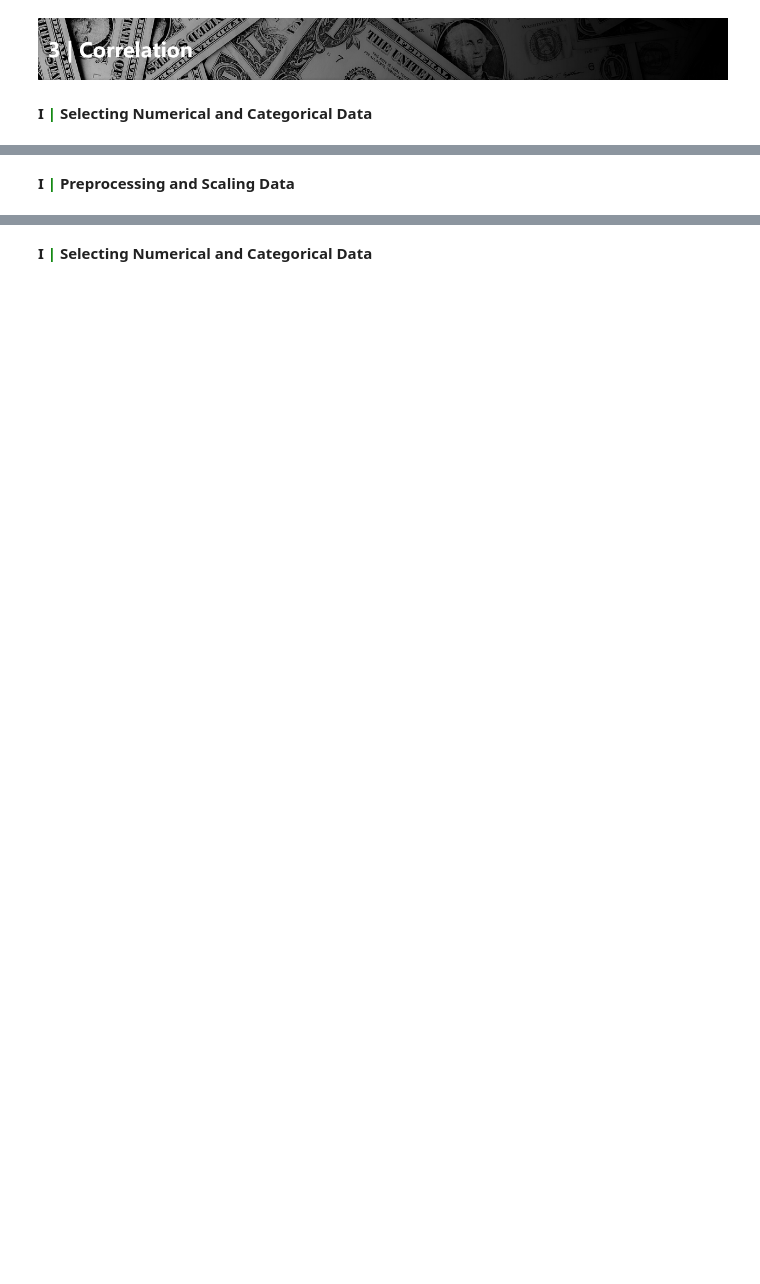
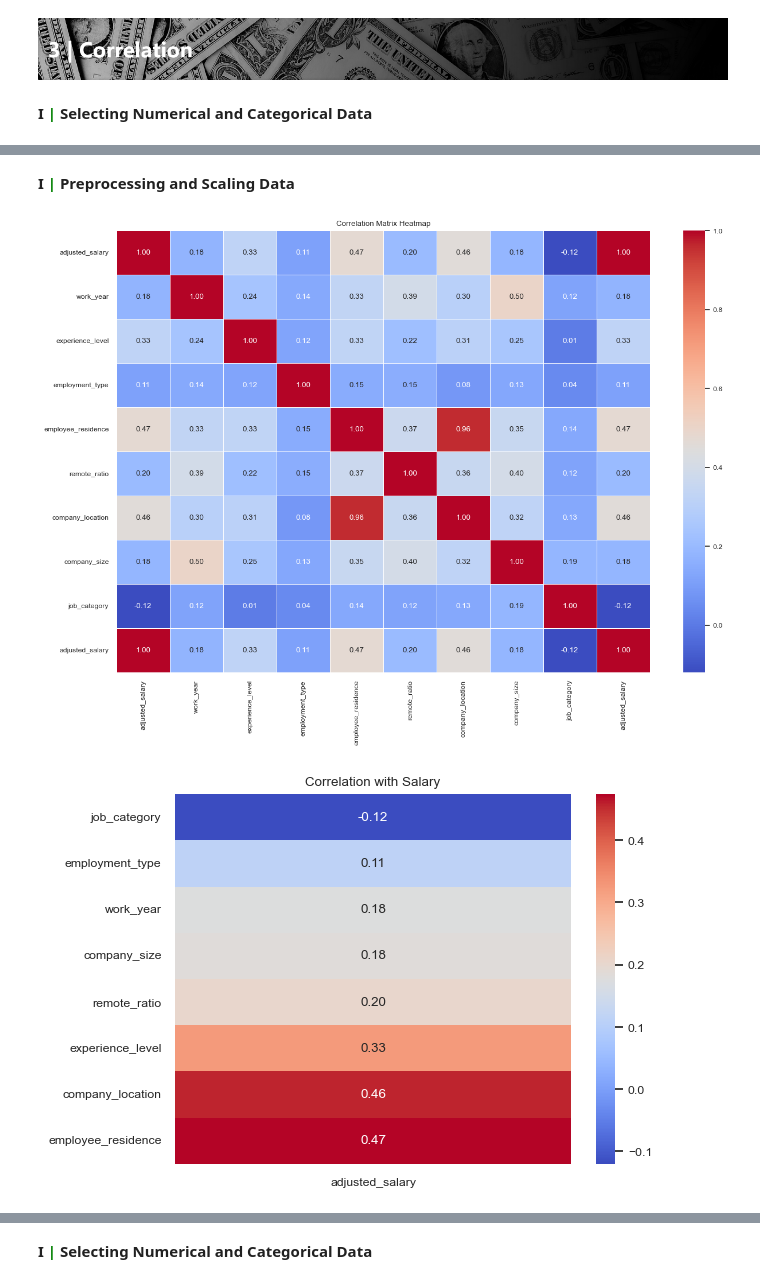
Before and after one commit to edzelroi/Supervised-ML, a Jupyter notebook: Regression/Data Science Salaries 2023 💸/Data Science Salaries 2023 💸.ipynb, the cells around one changed output, grey strips where cells are left out. Cells and saved outputs as stored; diff of their text form; code cells hidden in the pictures; blank space fills up the shorter version.

Commit message:
Code on Correlation

```diff
--- a/Regression/Data Science Salaries 2023 💸/Data Science Salaries 2023 💸.ipynb
+++ b/Regression/Data Science Salaries 2023 💸/Data Science Salaries 2023 💸.ipynb
@@ -425,5 +421,53 @@ df.head()
 | 2 | 2023 | Mid/Intermediate Level | Contractor | ML Engineer | 25500 | USD | 25500 | ... |
 | 3 | 2023 | Senior Level | Full-time | Data Scientist | 175000 | USD | 175000 | ... |
 | 4 | 2023 | Senior Level | Full-time | Data Scientist | 120000 | USD | 120000 | ... |
+# %% [markdown]
+**I <font color='green'>|</font> Preprocessing and Scaling Data**
+# %%
+df.work_year = df.work_year.astype(str)
 # %%
-df.drop(['salary_currency','salary_in_usd', 'adjusted_salary', 'salary'], axis=1, inplace=True)
+df.drop(['salary_currency','salary_in_usd', 'salary', 'job_title'], axis=1, inplace=True)
+# %%
+# Select comlumns by data type
+categorical_columns = ['experience_level', 'employment_type', 'remote_ratio','company_size','job_category', 'work_year', 'company_location', 'employee_residence' ]
+numerical_columns = ['adjusted_salary']
+# %%
+def frequency_encoder(dataframe, columns):
+    dataframe_encoded = df.copy()
+    for column in columns:
+        encoded_column = df[column].value_counts(normalize=True)
+        dataframe[column] = dataframe[column].map(encoded_column)
+    return dataframe
+
+encoded_cat = frequency_encoder(df, categorical_columns)
+
+scaler = StandardScaler()
+scaled_num = pd.DataFrame(scaler.fit_transform(df[numerical_columns]), columns=numerical_columns)
+
+
+processed_df = pd.concat([scaled_num, encoded_cat], axis=1)
+# %%
+correlation_matrix = processed_df.corr()
+#Graph I.
+plt.figure(figsize=(15, 10))
+sns.heatmap(correlation_matrix, annot=True, cmap='coolwarm', linewidths=0.5, fmt='.2f')
+plt.title("Correlation Matrix Heatmap")
+plt.show()
+
+corr = processed_df.corr()
+corr.drop(corr['adjusted_salary'], inplace=True)
+target_corr = corr.iloc[:, 0]
+# Sort correlation values in descending order
+target_corr_sorted = target_corr.sort_values(ascending=True)
+
+#Graph II
+# Create a heatmap of the correlations with the target column
+sns.set(font_scale=0.8)
+sns.set_style("white")
+sns.set_palette("PuBuGn_d")
+sns.heatmap(target_corr_sorted.to_frame(), cmap="coolwarm", annot=True, fmt='.2f')
+plt.title('Correlation with Salary')
+plt.show()
+# %% [output]
+[figure, added]
+[figure, added]
@@ -431,8 +477,6 @@ df.drop(['salary_currency','salary_in_usd', 'adjusted_salary', 'salary'], axis=1
 # Define the X and y
 X = df.iloc[:, :8]
 y = df.iloc[:, -1]
-# %% [markdown]
-**I <font color='green'>|</font> Preprocessing and Scaling Data**
 # %% [markdown]
 Before training the model, preprocessing plays a vital role. For numerical features, a key step involves standardization, which entails removing the mean and scaling them to have a unit variance. As for categorical features, they are subjected to one-hot encoding, a necessary process to ensure proper understanding by the machine learning model. Although standardization may not be mandatory for all models, it is generally considered good practice to employ it.
 
```
Also changed, not shown: parts of 10 cells of this notebook.
